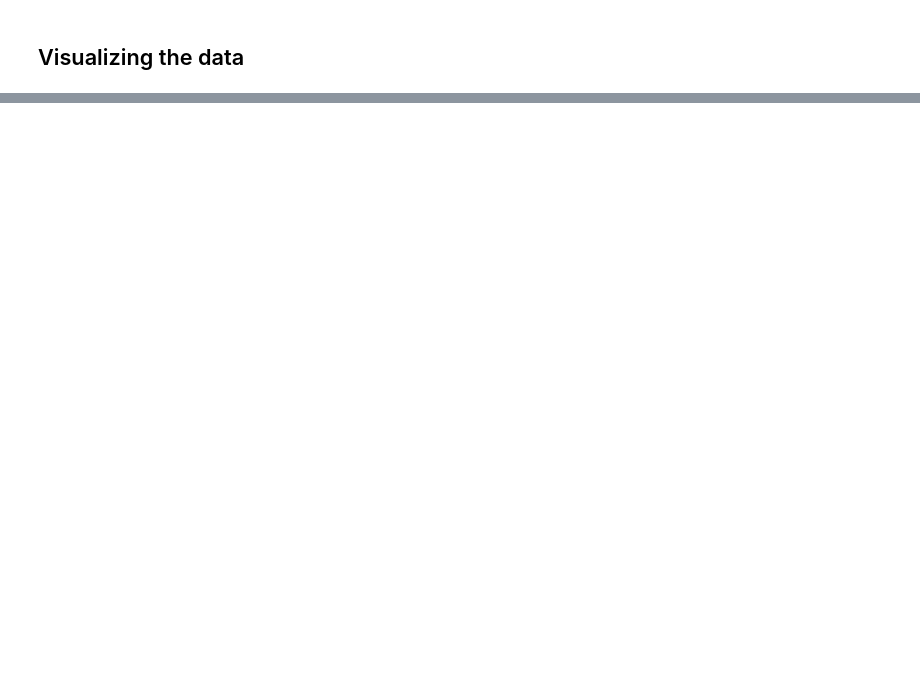
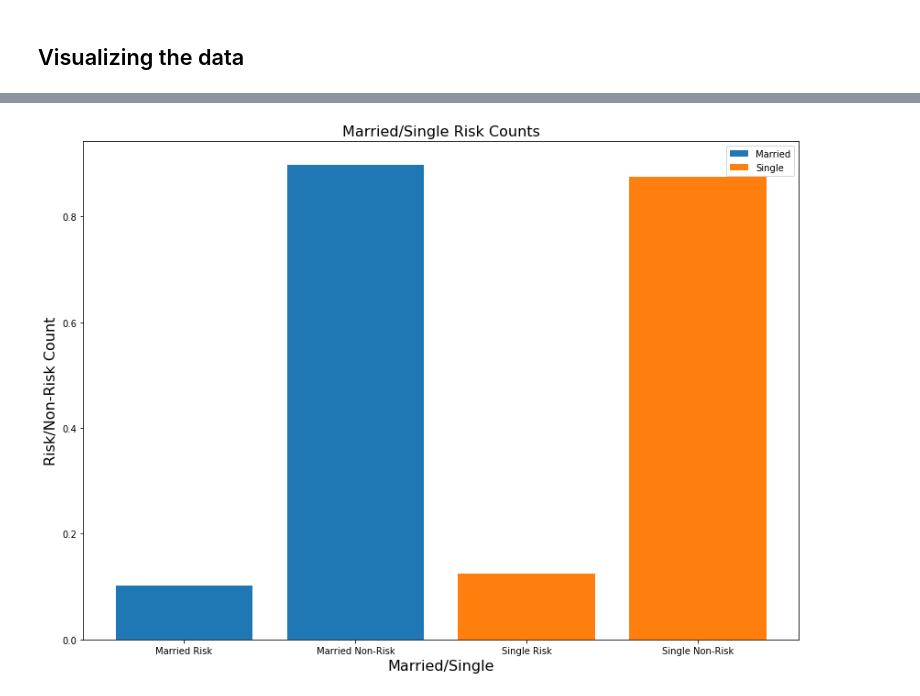
Before and after one commit to dawsboss/DSCI470, a Jupyter notebook: Loan.ipynb, the cells around one changed output, grey strips where cells are left out. Drawn from its saved outputs; the diff is of its cells as text; code cells hidden in the pictures; blank space fills up the shorter version.

```diff
--- a/Loan.ipynb
+++ b/Loan.ipynb
@@ -149,0 +210,18 @@ for i in testData[]:
+# %%
+list_data = lp_dataframe[['Married/Single', 'Risk_Flag']]
+result1 = list_data.loc[(list_data['Married/Single'] == 'married') & (list_data['Risk_Flag'] == 1)].count() / list_data.loc[(list_data['Married/Single'] == 'married')].count()
+result2 = list_data.loc[(list_data['Married/Single'] == 'married') & (list_data['Risk_Flag'] == 0)].count() / list_data.loc[(list_data['Married/Single'] == 'married')].count()
+result3 = list_data.loc[(list_data['Married/Single'] == 'single') & (list_data['Risk_Flag'] == 1)].count() / list_data.loc[(list_data['Married/Single'] == 'single')].count()
+result4 = list_data.loc[(list_data['Married/Single'] == 'single') & (list_data['Risk_Flag'] == 0)].count() / list_data.loc[(list_data['Married/Single'] == 'single')].count()
+plt.figure(figsize=(14,10))
+plt.bar(['Married Risk', 'Married Non-Risk'],
+        [result1[0], result2[0]])
+plt.bar(['Single Risk', 'Single Non-Risk'],
+       [result3[0], result4[0]])
+plt.title('Married/Single Risk Counts', fontsize=16)
+plt.ylabel('Risk/Non-Risk Count', fontsize=16)
+plt.xlabel('Married/Single', fontsize=16)
+plt.legend(['Married', 'Single'])
+plt.show()
+# %% [output]
+[figure, added]
```
Also changed, not shown: parts of 5 cells of this notebook.
